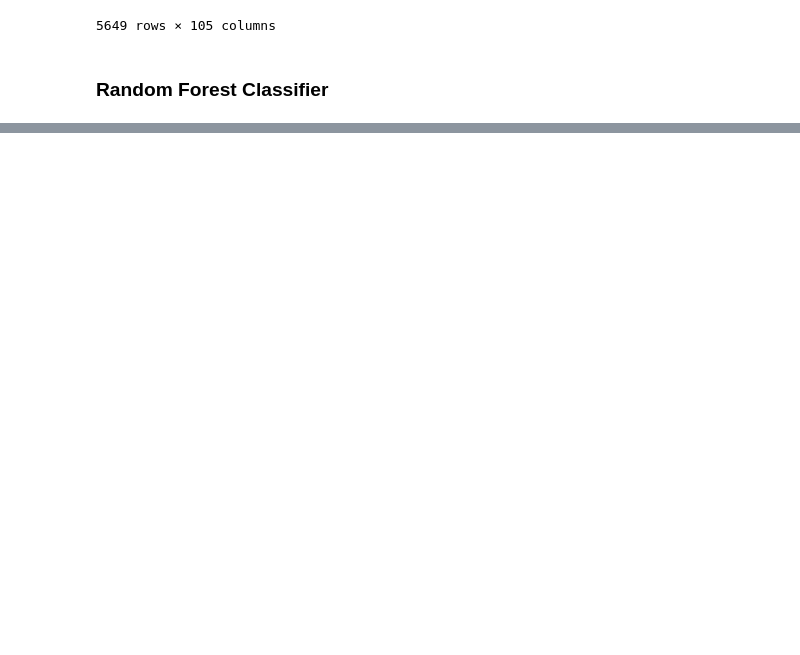
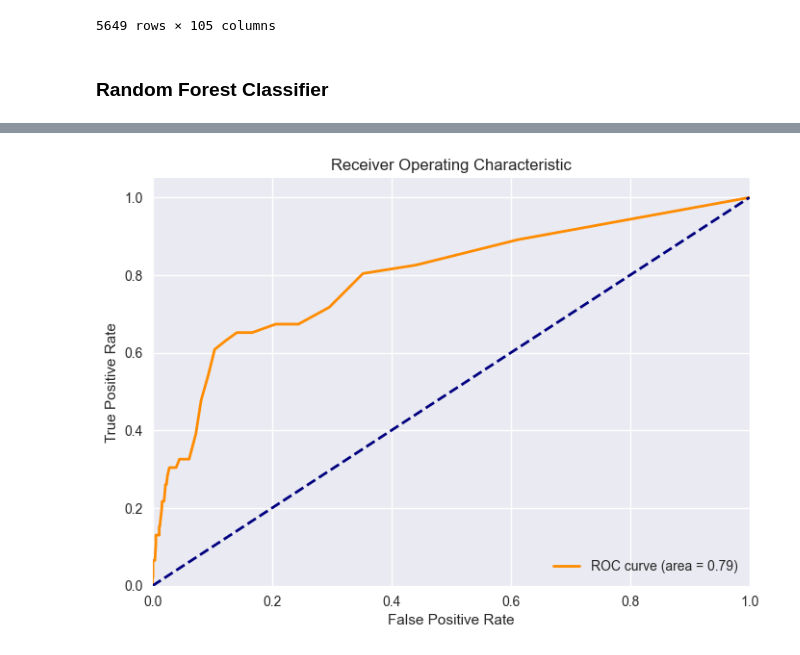
Before and after one commit to albertoseleto/exoplanets-classifier, a Jupyter notebook: thesis.ipynb, the cells around one changed output, grey strips where cells are left out. Saved outputs shown, nothing was run; the diff lists cells and outputs as text; code cells hidden in the pictures; blank space fills up the shorter version.

```diff
--- a/thesis.ipynb
+++ b/thesis.ipynb
@@ -389,0 +511,7 @@ See the caveats in the documentation: https://pandas.pydata.org/pandas-docs/stab
+# %%
+
+# Substitua 'caminho_para_seu_arquivo.csv' pelo caminho do seu arquivo CSV
+file = 'tess_confirmed.csv'
+df_tess_confirmed = pd.read_csv(file)
+
+df_tess_confirmed.head()
@@ -389,0 +527,15 @@ See the caveats in the documentation: https://pandas.pydata.org/pandas-docs/stab
+# %%
+columns = [
+    'pl_orbper',      # Planet Orbital Period Value [days]
+    'pl_rade',        # Planet Radius Value [R_Earth]
+    'pl_insol',       # Planet Insolation Value [Earth flux]
+    'pl_eqt',         # Planet Equilibrium Temperature Value [K]
+    'st_teff',        # Stellar Effective Temperature Value [K]
+    'st_logg',        # Stellar log(g) Value [cm/s**2]
+    'st_rad'          # Stellar Radius Value [R_Sun]
+]
+
+df_tess_confirmed = df_tess_confirmed[columns].dropna()
+df_tess_confirmed
+df_filter_tess_3 = df_filter_tess_2[columns].dropna()
+df_filter_tess_3
@@ -389,0 +618,19 @@ See the caveats in the documentation: https://pandas.pydata.org/pandas-docs/stab
+# %%
+
+# Plot ROC Curve
+y_prob = model.predict_proba(X_test_scaled)[:, 1]
+fpr, tpr, thresholds = roc_curve(y_test, y_prob)
+roc_auc = roc_auc_score(y_test, y_prob)
+
+plt.figure()
+plt.plot(fpr, tpr, color='darkorange', lw=2, label='ROC curve (area = %0.2f)' % roc_auc)
+plt.plot([0, 1], [0, 1], color='navy', lw=2, linestyle='--')
+plt.xlim([0.0, 1.0])
+plt.ylim([0.0, 1.05])
+plt.xlabel('False Positive Rate')
+plt.ylabel('True Positive Rate')
+plt.title('Receiver Operating Characteristic')
+plt.legend(loc="lower right")
+plt.show()
+# %% [output]
+[figure, added]
```
Also changed, not shown: parts of 36 cells of this notebook, 11 other files.
